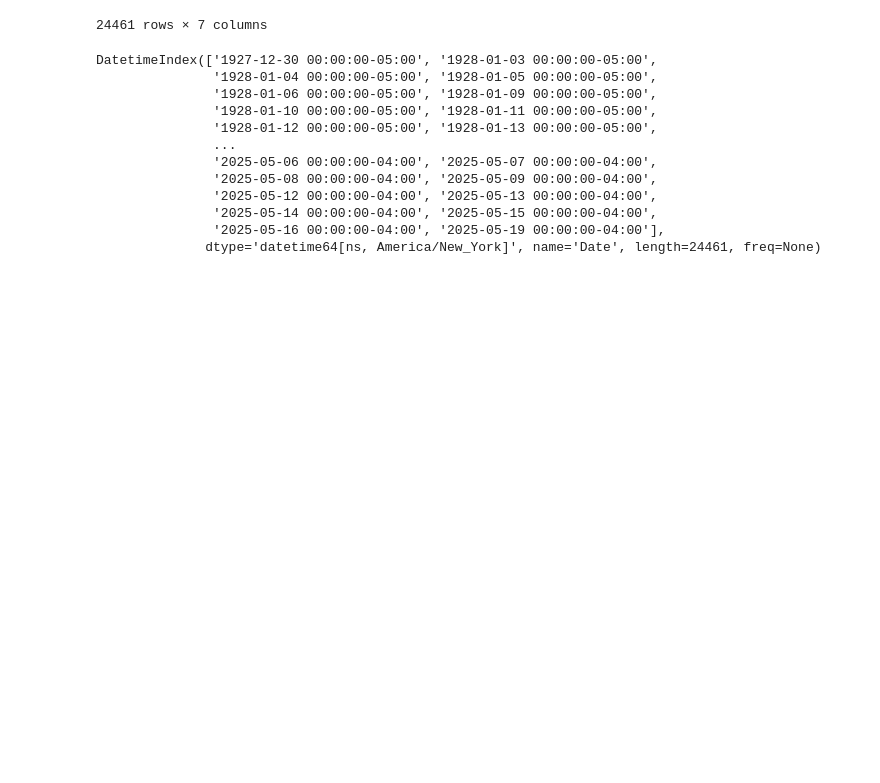
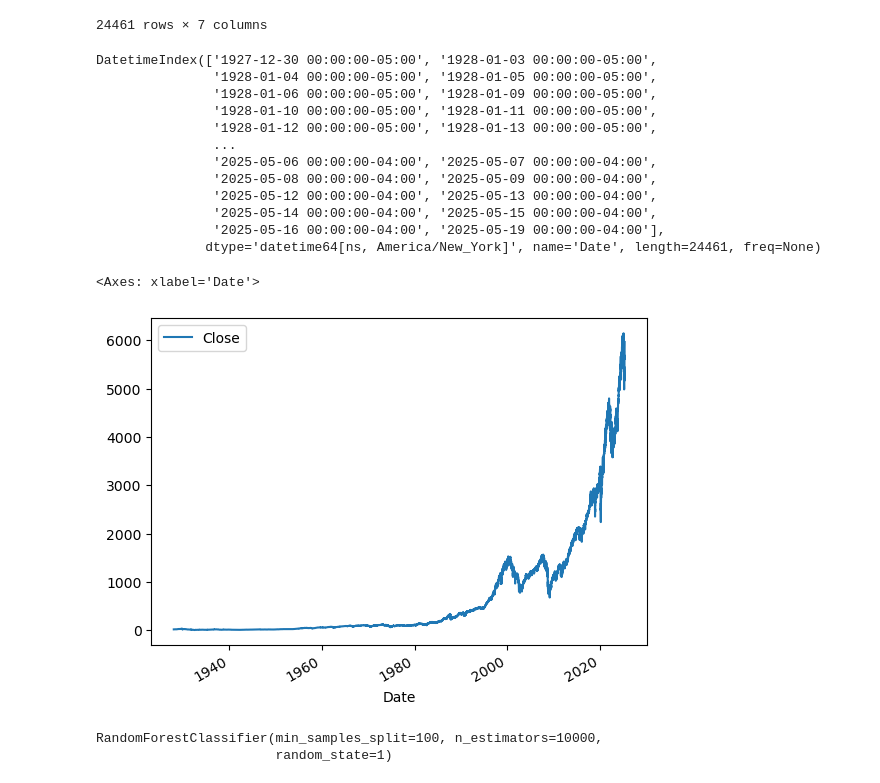
Before and after one commit to gussruiz/stock_market, a Jupyter notebook: stock_market.ipynb, the cells around one changed output. Drawn from its saved outputs; the diff is of its cells as text; code cells hidden in the pictures; blank space fills up the shorter version.

Commit message:
initial predictions with ml model, forgot to save the changes :)

```diff
--- a/stock_market.ipynb
+++ b/stock_market.ipynb
@@ -56,3 +58,8 @@ DatetimeIndex(['1927-12-30 00:00:00-05:00', '1928-01-03 00:00:00-05:00',
                '2025-05-14 00:00:00-04:00', '2025-05-15 00:00:00-04:00',
                '2025-05-16 00:00:00-04:00', '2025-05-19 00:00:00-04:00'],
               dtype='datetime64[ns, America/New_York]', name='Date', length=24461, freq=None)
+# %%
+sp500.plot.line(y="Close", use_index=True)
+# %% [output]
+<Axes: xlabel='Date'>
+[figure, added]
@@ -58,0 +75,11 @@ DatetimeIndex(['1927-12-30 00:00:00-05:00', '1928-01-03 00:00:00-05:00',
+# %%
+model = RandomForestClassifier(n_estimators=10000, min_samples_split=100, random_state=1)
+
+train = sp500.iloc[:-100]
+test = sp500.iloc[-100:]
+
+predictors = ["Close", "Volume", "Open", "High", "Low"]
+model.fit(train[predictors], train["Target"])
+# %% [output]
+RandomForestClassifier(min_samples_split=100, n_estimators=10000,
+                       random_state=1)
```
Also changed, not shown: parts of 11 cells of this notebook.
